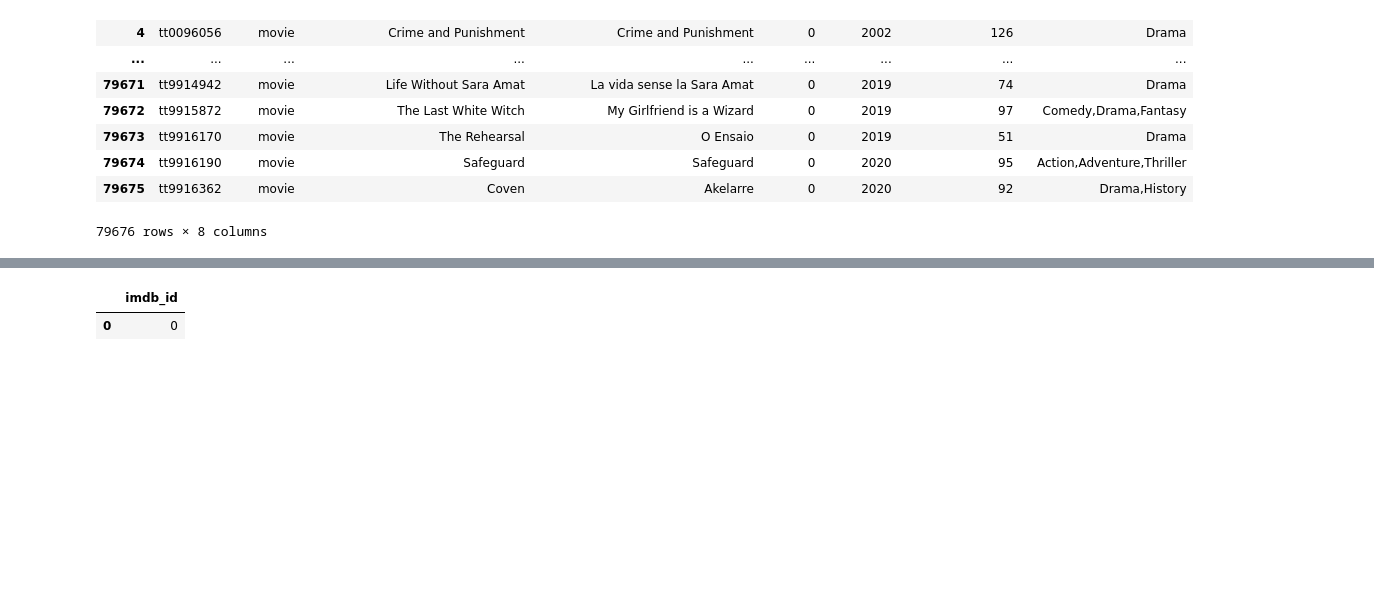
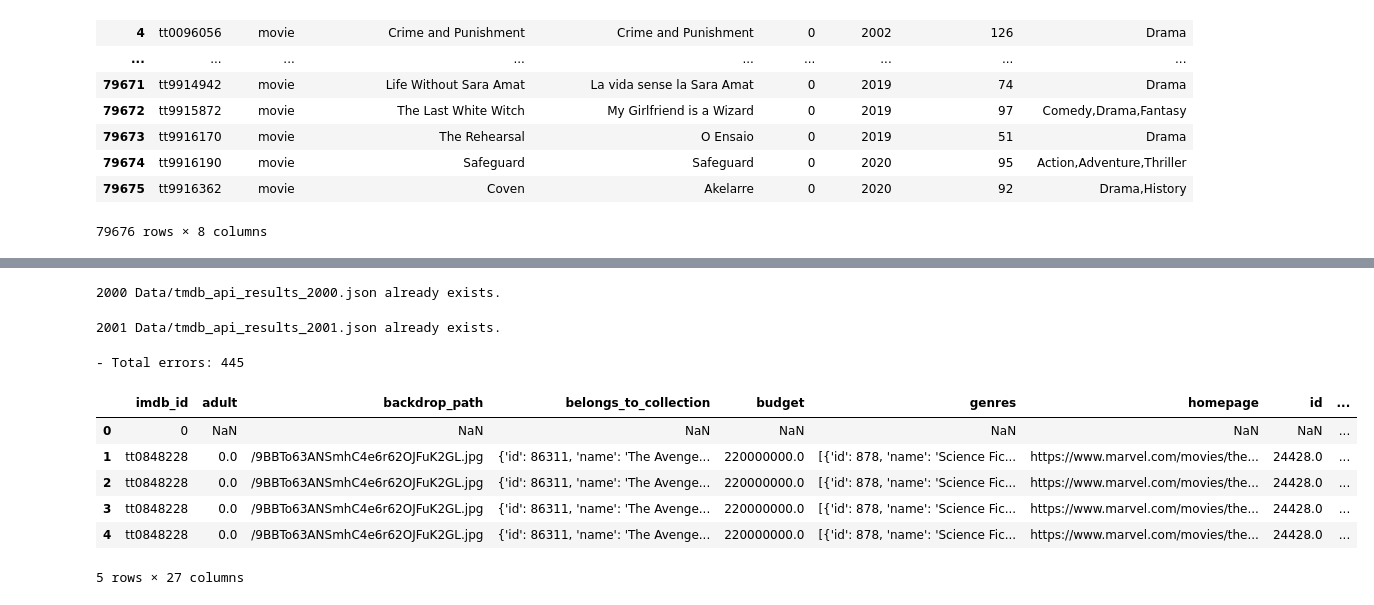
Before and after one commit to LarsonBodden/IMDB-s-Movie-Project, a Jupyter notebook: Project 3.ipynb, the cells around one changed output, grey strips where cells are left out. Cells and saved outputs as stored; diff of their text form; code cells hidden in the pictures; blank space fills up the shorter version.

```diff
--- a/Project 3.ipynb
+++ b/Project 3.ipynb
@@ -560 +481,54 @@ print(f"- Total errors: {len(errors)}")
+# %%
+# Start of OUTER loop
+for YEAR in tqdm_notebook(YEARS_TO_GET, desc='YEARS', position=0):
+    # Defining the JSON file to store results for year.
+    JSON_FILE = f'{FOLDER}tmdb_api_results_{YEAR}.json'
+    # Check if the file exists.
+    file_exists = os.path.isfile(JSON_FILE)
+    # If it does exist: notify me.
+    if file_exists == True:
+        print(f'{YEAR} {JSON_FILE} already exists.')
+    # If it does not exist: create it.
+    else:
+    # Save an empty dict with just "imdb_id" to the new json file.
+        with open(JSON_FILE,'w') as file:
+            json.dump([{'imdb_id':0}], file)
+
+    # Saving new year as the current df.
+    df = basics_df.loc[basics_df['startYear'] == YEAR].copy()
+    # Saving movie ids to list.
+    movie_ids = df['tconst'].copy()
+
+    # Load existing data from json into a dataframe called "previous_df"
+    previous_df = pd.read_json(JSON_FILE)
+
+    # Filter out any ids that are already in the JSON_FILE.
+    movie_ids_to_get = movie_ids[~movie_ids.isin(previous_df['imdb_id'])]
+
+
+    # Start of INNER Loop.
+
+    for movie_id in tqdm_notebook(movie_ids_to_get,
+                                      desc=f'Movies from {YEAR}',
+                                      position=1,
+                                      leave=True):
+            try:
+                # Retrieve then data for the movie id.
+                temp = get_movie_certification(movie_id)
+                # Append/extend results to existing file using a pre-made function.
+                write_json(temp,JSON_FILE)
+                # Short 20 ms sleep to prevent overwhelming server.
+                time.sleep(0.02)
+
+            except Exception as e:
+                errors.append([movie_id, e])
+
+    final_year_df = pd.read_json(JSON_FILE)
+    final_year_df.to_csv(f"{FOLDER}final_tmdb_data_{YEAR}.csv.gz", compression="gzip", index=False)
+
+print(f"- Total errors: {len(errors)}")
+# %% [output]
+2000 Data/tmdb_api_results_2000.json already exists.
+2001 Data/tmdb_api_results_2001.json already exists.
+- Total errors: 445
 # %%
@@ -562,5 +537,15 @@ movies_from_2001_df = pd.read_csv('Data/final_tmdb_data_2001.csv.gz', low_memory
 # %%
-movies_from_2001_df.head(5)
+movies_2000 = pd.read_csv('Data/final_tmdb_data_2000.csv.gz')
+movies_2001 = pd.read_csv('Data/final_tmdb_data_2001.csv.gz')
+
+
+movies_2000_and_2001 = pd.concat([movies_2000, movies_2001])
+movies_2000_and_2001.head()
 # %% [output]
-|  | imdb_id |
-| 0 | 0 |
+|  | imdb_id | adult | backdrop_path | belongs_to_collection | budget | genres | homepage | id | ... |
+| 0 | 0 | NaN | NaN | NaN | NaN | NaN | NaN | NaN | ... |
+| 1 | tt0848228 | 0.0 | /9BBTo63ANSmhC4e6r62OJFuK2GL.jpg | {'id': 86311, 'name': 'The Avenge... | 220000000.0 | [{'id': 878, 'name': 'Science Fic... | https://www.marvel.com/movies/the... | 24428.0 | ... |
+| 2 | tt0848228 | 0.0 | /9BBTo63ANSmhC4e6r62OJFuK2GL.jpg | {'id': 86311, 'name': 'The Avenge... | 220000000.0 | [{'id': 878, 'name': 'Science Fic... | https://www.marvel.com/movies/the... | 24428.0 | ... |
+| 3 | tt0848228 | 0.0 | /9BBTo63ANSmhC4e6r62OJFuK2GL.jpg | {'id': 86311, 'name': 'The Avenge... | 220000000.0 | [{'id': 878, 'name': 'Science Fic... | https://www.marvel.com/movies/the... | 24428.0 | ... |
+| 4 | tt0848228 | 0.0 | /9BBTo63ANSmhC4e6r62OJFuK2GL.jpg | {'id': 86311, 'name': 'The Avenge... | 220000000.0 | [{'id': 878, 'name': 'Science Fic... | https://www.marvel.com/movies/the... | 24428.0 | ... |
+5 rows × 27 columns
```
Also changed, not shown: parts of 22 cells of this notebook, 9 other files.
